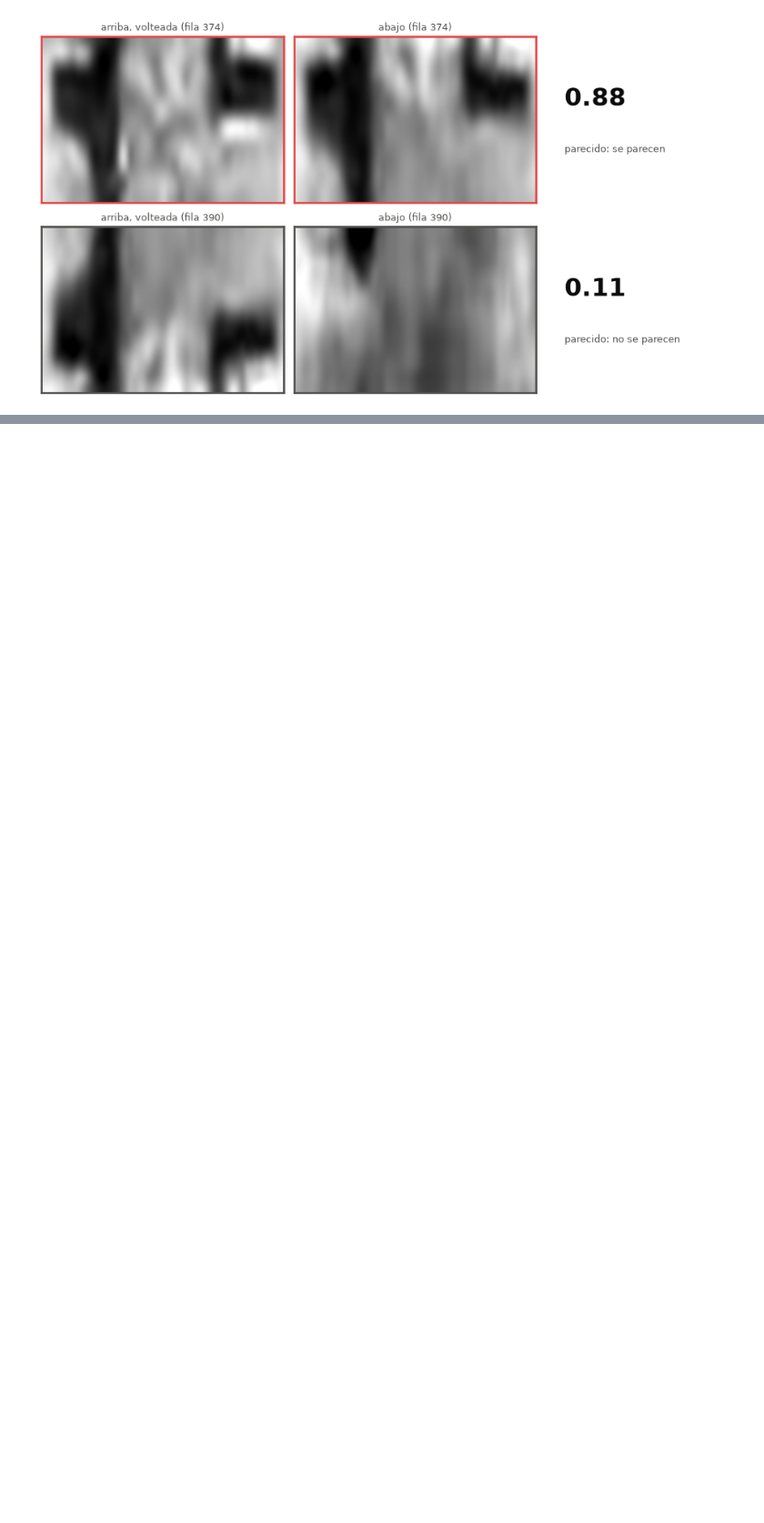
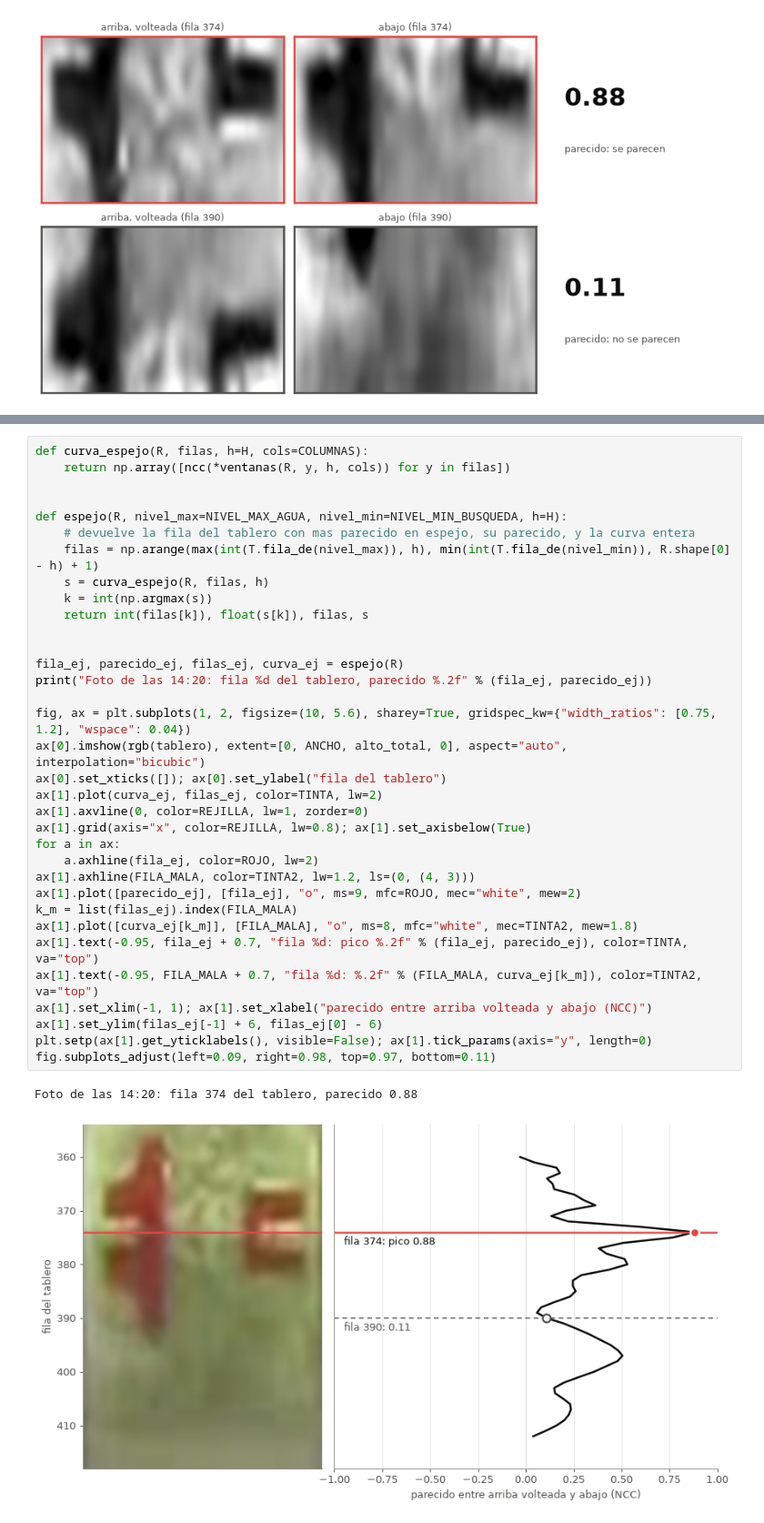
Before and after one commit to SCaballero427/medicion-de-nivel-en-canales-abiertos, a Jupyter notebook: 01_meguro_algoritmo_basico/01_meguro_algoritmo_basico.ipynb, the cells around one changed output, grey strips where cells are left out. Shown at 91% size. Drawn from its saved outputs; the diff is of its cells as text; blank space fills up the shorter version.

Commit message:
curva de parecido y el pico

```diff
--- a/01_meguro_algoritmo_basico/01_meguro_algoritmo_basico.ipynb
+++ b/01_meguro_algoritmo_basico/01_meguro_algoritmo_basico.ipynb
@@ -512,0 +520,37 @@ plt.tight_layout()
+# %%
+def curva_espejo(R, filas, h=H, cols=COLUMNAS):
+    return np.array([ncc(*ventanas(R, y, h, cols)) for y in filas])
+
+
+def espejo(R, nivel_max=NIVEL_MAX_AGUA, nivel_min=NIVEL_MIN_BUSQUEDA, h=H):
+    # devuelve la fila del tablero con mas parecido en espejo, su parecido, y la curva entera
+    filas = np.arange(max(int(T.fila_de(nivel_max)), h), min(int(T.fila_de(nivel_min)), R.shape[0] - h) + 1)
+    s = curva_espejo(R, filas, h)
+    k = int(np.argmax(s))
+    return int(filas[k]), float(s[k]), filas, s
+
+
+fila_ej, parecido_ej, filas_ej, curva_ej = espejo(R)
+print("Foto de las 14:20: fila %d del tablero, parecido %.2f" % (fila_ej, parecido_ej))
+
+fig, ax = plt.subplots(1, 2, figsize=(10, 5.6), sharey=True, gridspec_kw={"width_ratios": [0.75, 1.2], "wspace": 0.04})
+ax[0].imshow(rgb(tablero), extent=[0, ANCHO, alto_total, 0], aspect="auto", interpolation="bicubic")
+ax[0].set_xticks([]); ax[0].set_ylabel("fila del tablero")
+ax[1].plot(curva_ej, filas_ej, color=TINTA, lw=2)
+ax[1].axvline(0, color=REJILLA, lw=1, zorder=0)
+ax[1].grid(axis="x", color=REJILLA, lw=0.8); ax[1].set_axisbelow(True)
+for a in ax:
+    a.axhline(fila_ej, color=ROJO, lw=2)
+ax[1].axhline(FILA_MALA, color=TINTA2, lw=1.2, ls=(0, (4, 3)))
+ax[1].plot([parecido_ej], [fila_ej], "o", ms=9, mfc=ROJO, mec="white", mew=2)
+k_m = list(filas_ej).index(FILA_MALA)
+ax[1].plot([curva_ej[k_m]], [FILA_MALA], "o", ms=8, mfc="white", mec=TINTA2, mew=1.8)
+ax[1].text(-0.95, fila_ej + 0.7, "fila %d: pico %.2f" % (fila_ej, parecido_ej), color=TINTA, va="top")
+ax[1].text(-0.95, FILA_MALA + 0.7, "fila %d: %.2f" % (FILA_MALA, curva_ej[k_m]), color=TINTA2, va="top")
+ax[1].set_xlim(-1, 1); ax[1].set_xlabel("parecido entre arriba volteada y abajo (NCC)")
+ax[1].set_ylim(filas_ej[-1] + 6, filas_ej[0] - 6)
+plt.setp(ax[1].get_yticklabels(), visible=False); ax[1].tick_params(axis="y", length=0)
+fig.subplots_adjust(left=0.09, right=0.98, top=0.97, bottom=0.11)
+# %% [output]
+Foto de las 14:20: fila 374 del tablero, parecido 0.88
+[figure, added]
```
Also changed, not shown: parts of 1 cell of this notebook.
